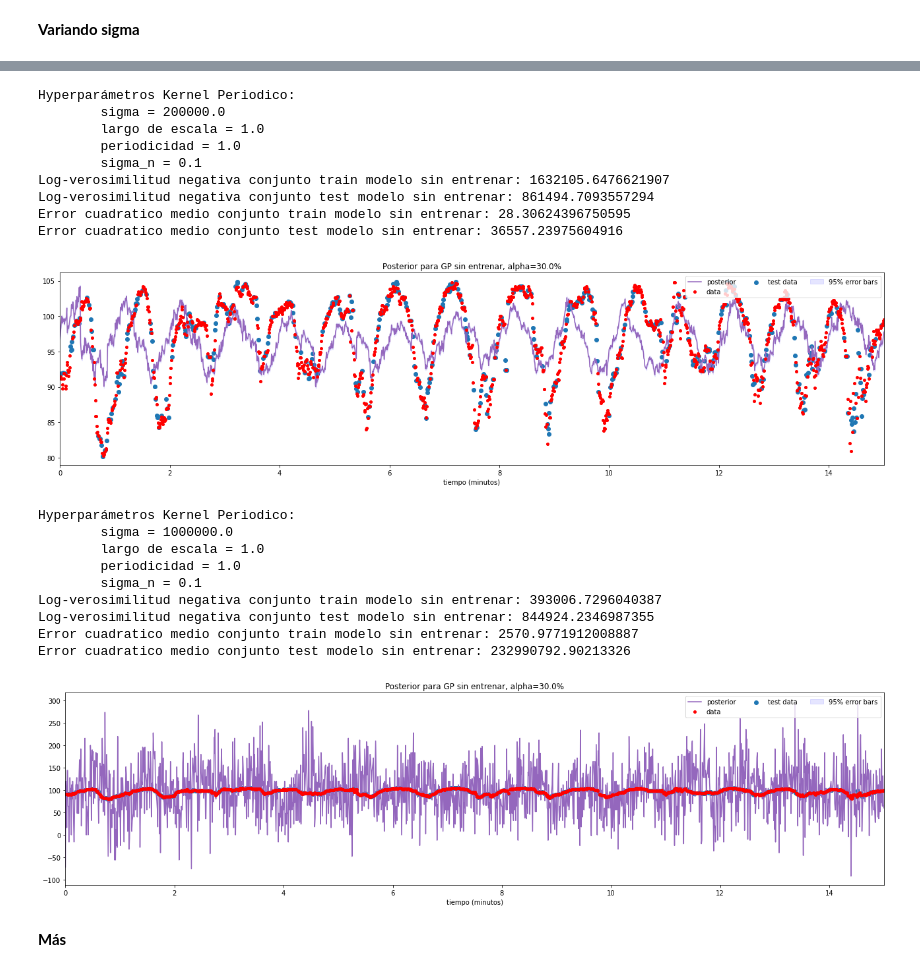
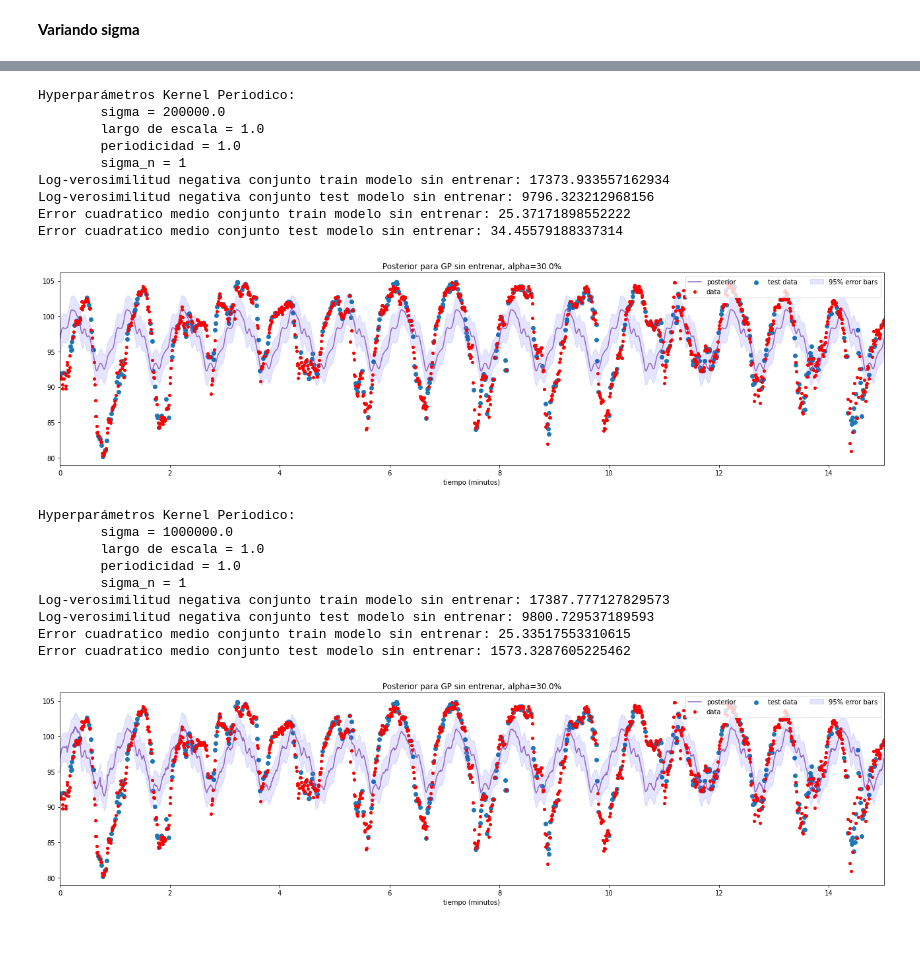
Before and after one commit to camilocarvajalreyes/tareas-MDS7204, a Jupyter notebook: unidad_2/tarea_3/exploracion_parametros_period.ipynb, the cells around one changed output, grey strips where cells are left out. Cells and saved outputs as stored; diff of their text form; code cells hidden in the pictures; blank space fills up the shorter version.

Commit message:
update sigma_n default 1 para periodic ker

```diff
--- a/unidad_2/tarea_3/exploracion_parametros_period.ipynb
+++ b/unidad_2/tarea_3/exploracion_parametros_period.ipynb
@@ -21,7 +21,7 @@ indices = np.random.choice(len(hr1), int(len(hr1)*(1-ALPHA)), replace=False)
 time = np.linspace(0,15,1800)
 test_ind = np.array([i for i in range(len(hr1)) if i not in indices])
 # %%
-def test_params_SM(sigma = 1.0, length_scale=1.0,periodicity=1.0,sigma_n=0.1):
+def test_params_SM(sigma = 1.0, length_scale=1.0,periodicity=1.0,sigma_n=1):
     gp = GaussianProcess(PeriodicKernel(sigma,length_scale,periodicity),sigma_n)
     gp.kernel.show_hypers()
     print(f'\tsigma_n = {gp.sigma_n}')
@@ -173,29 +173,27 @@ Error cuadratico medio conjunto test modelo sin entrenar: 1569.7269358871292
 [figure]
 # %%
-test_params_SM(sigma = 200000.0, length_scale=1.0, periodicity=1.0, sigma_n=0.1)
+test_params_SM(sigma = 200000.0, length_scale=1.0, periodicity=1.0, sigma_n=1)
 # %% [output]
 Hyperparámetros Kernel Periodico:
         sigma = 200000.0
         largo de escala = 1.0
         periodicidad = 1.0
-        sigma_n = 0.1
-Log-verosimilitud negativa conjunto train modelo sin entrenar: 1632105.6476621907
-Log-verosimilitud negativa conjunto test modelo sin entrenar: 861494.7093557294
-Error cuadratico medio conjunto train modelo sin entrenar: 28.30624396750595
-Error cuadratico medio conjunto test modelo sin entrenar: 36557.23975604916
+        sigma_n = 1
+Log-verosimilitud negativa conjunto train modelo sin entrenar: 17373.933557162934
+Log-verosimilitud negativa conjunto test modelo sin entrenar: 9796.323212968156
+Error cuadratico medio conjunto train modelo sin entrenar: 25.37171898552222
+Error cuadratico medio conjunto test modelo sin entrenar: 34.45579188337314
-[figure, old version]
+[figure, new version]
 # %%
-test_params_SM(sigma = 1000000.0, length_scale=1.0, periodicity=1.0, sigma_n=0.1)
+test_params_SM(sigma = 1000000.0, length_scale=1.0, periodicity=1.0, sigma_n=1)
 # %% [output]
 Hyperparámetros Kernel Periodico:
         sigma = 1000000.0
         largo de escala = 1.0
         periodicidad = 1.0
-        sigma_n = 0.1
-Log-verosimilitud negativa conjunto train modelo sin entrenar: 393006.7296040387
-Log-verosimilitud negativa conjunto test modelo sin entrenar: 844924.2346987355
-Error cuadratico medio conjunto train modelo sin entrenar: 2570.9771912008887
-Error cuadratico medio conjunto test modelo sin entrenar: 232990792.90213326
+        sigma_n = 1
+Log-verosimilitud negativa conjunto train modelo sin entrenar: 17387.777127829573
+Log-verosimilitud negativa conjunto test modelo sin entrenar: 9800.729537189593
+Error cuadratico medio conjunto train modelo sin entrenar: 25.33517553310615
+Error cuadratico medio conjunto test modelo sin entrenar: 1573.3287605225462
-[figure, old version]
+[figure, new version]
-# %% [markdown]
-**Más**
```
Also changed, not shown: parts of 11 cells of this notebook, 3 other files.
